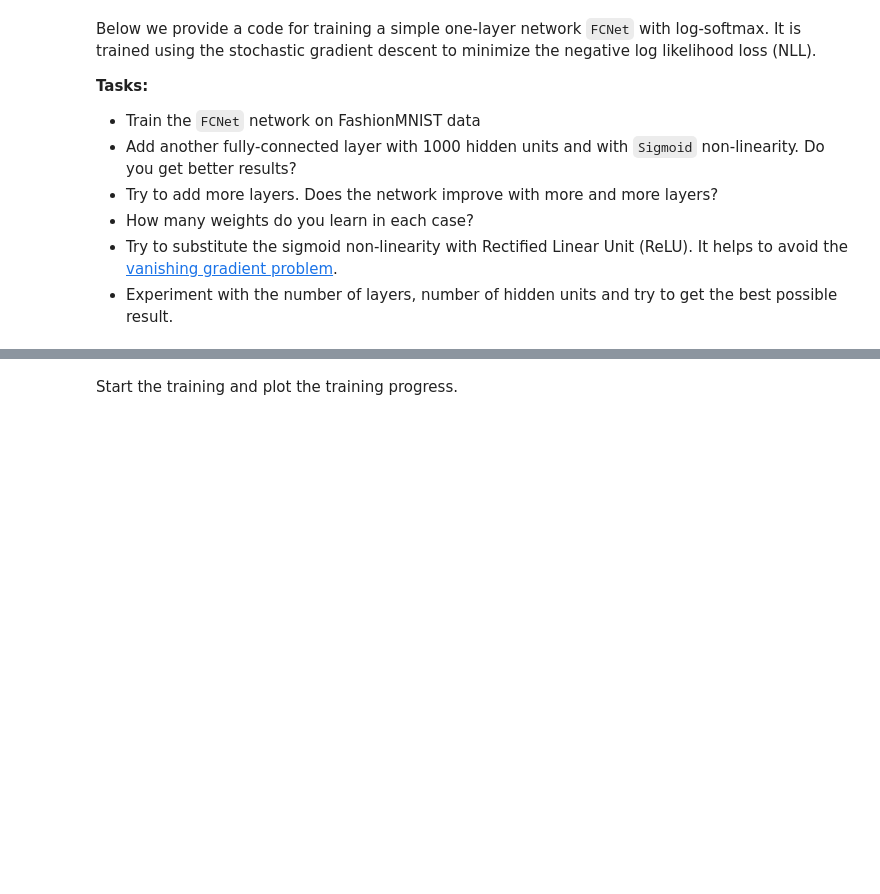
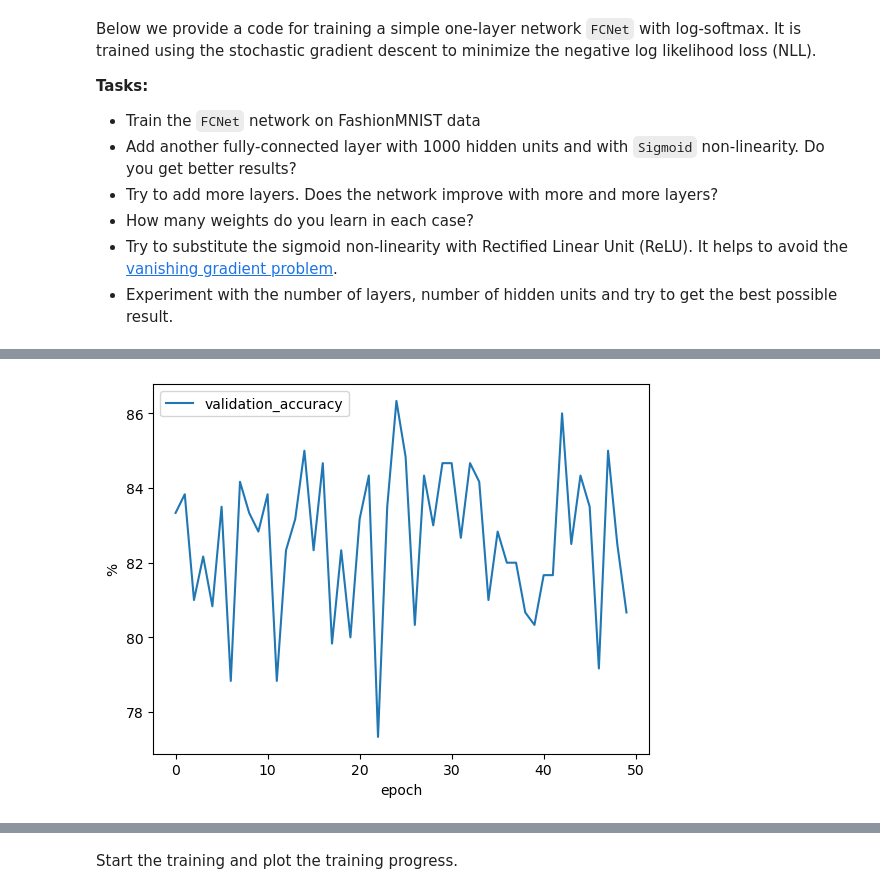
Before and after one commit to fitter0happier/Statistical-ML, a Jupyter notebook: assignment_cnn/cnn.ipynb, the cells around one changed output, grey strips where cells are left out. Saved outputs shown, nothing was run; the diff lists cells and outputs as text; code cells hidden in the pictures; blank space fills up the shorter version.

```diff
--- a/assignment_cnn/cnn.ipynb
+++ b/assignment_cnn/cnn.ipynb
@@ -496,7 +500,7 @@ Below we provide a code for training a simple one-layer network `FCNet` with log
   - Experiment with the number of layers, number of hidden units and try to get the best possible result.
 # %%
 learning_rate = 0.001
-epochs = 20
+epochs = 50
 batch_size = 16
 
 dataset = datasets.FashionMNIST('data', train=True, download=True,
@@ -522,7 +526,7 @@ val_loader = torch.utils.data.DataLoader(val_dataset,
 device = torch.device("cpu")
 model = FCNet().to(device)
 
-optimizer = optim.SGD(model.parameters(), lr=learning_rate)
+optimizer = optim.Adam(model.parameters(), lr=learning_rate, weight_decay=0.001)
 
 validation_accuracies = []
 for epoch in range(1, epochs + 1):
@@ -555,3 +559,4 @@ for epoch in range(1, epochs + 1):
 
 
 visualize_data([validation_accuracies], legend=['validation_accuracy'], xlabel='epoch', ylabel='%', save_filepath='pytorch_fcnet_training.png')
+# %% [output]
@@ -558 +580,2 @@ visualize_data([validation_accuracies], legend=['validation_accuracy'], xlabel='
+[figure, added]
 # %% [markdown]
```
Also changed, not shown: parts of 30 cells of this notebook, 3 other files.
